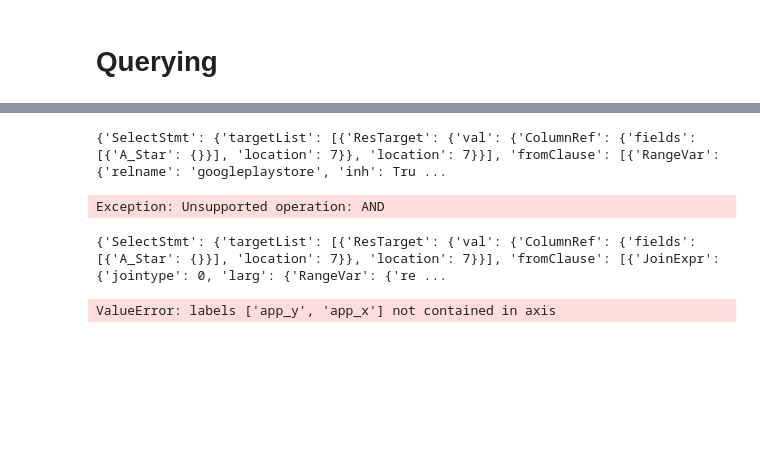
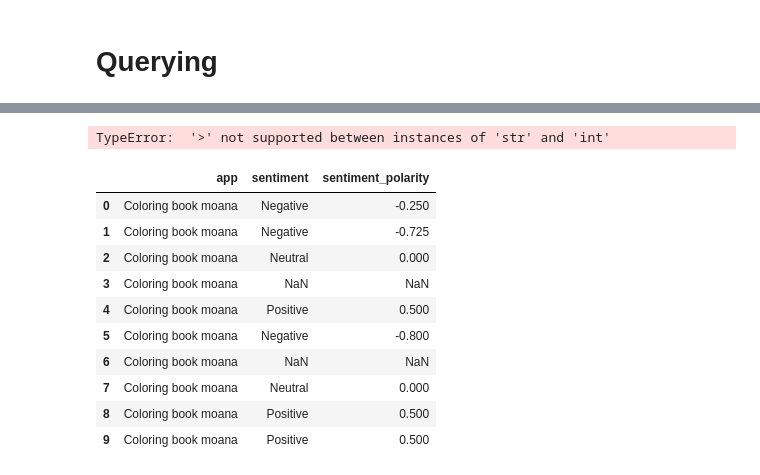
Before and after one commit to mindsdb/dfsql, a Jupyter notebook: testdrive.ipynb, the cells around one changed output, grey strips where cells are left out. Saved outputs shown, nothing was run; the diff lists cells and outputs as text; code cells hidden in the pictures; blank space fills up the shorter version.

```diff
--- a/testdrive.ipynb
+++ b/testdrive.ipynb
@@ -122,10 +124,18 @@ AttributeError: type object 'DataFrame' has no attribute '__constructor__'
 # %%
-ds.query("SELECT * FROM googleplaystore WHERE category = 'FAMILY' AND price = 0")
+ds.query("SELECT * FROM googleplaystore WHERE category = 'FAMILY' AND price = '0' AND reviews > 5")
 # %% [output]
-{'SelectStmt': {'targetList': [{'ResTarget': {'val': {'ColumnRef': {'fields': [{'A_Star': {}}], 'location': 7}}, 'location': 7}}], 'fromClause': [{'RangeVar': {'relname': 'googleplaystore', 'inh': Tru ...
+TypeError:  '>' not supported between instances of 'str' and 'int'
-Exception: Unsupported operation: AND
 # %%
-ds.query("SELECT * FROM googleplaystore INNER JOIN googleplaystore_user_reviews ON googleplaystore.app = googleplaystore_user_reviews.app LIMIT 10")
+ds.query("SELECT app, sentiment, sentiment_polarity FROM googleplaystore INNER JOIN googleplaystore_user_reviews ON googleplaystore.app = googleplaystore_user_reviews.app LIMIT 10")
 # %% [output]
-{'SelectStmt': {'targetList': [{'ResTarget': {'val': {'ColumnRef': {'fields': [{'A_Star': {}}], 'location': 7}}, 'location': 7}}], 'fromClause': [{'JoinExpr': {'jointype': 0, 'larg': {'RangeVar': {'re ...
-ValueError: labels ['app_y', 'app_x'] not contained in axis
+|  | app | sentiment | sentiment_polarity |
+| 0 | Coloring book moana | Negative | -0.250 |
+| 1 | Coloring book moana | Negative | -0.725 |
+| 2 | Coloring book moana | Neutral | 0.000 |
+| 3 | Coloring book moana | NaN | NaN |
+| 4 | Coloring book moana | Positive | 0.500 |
+| 5 | Coloring book moana | Negative | -0.800 |
+| 6 | Coloring book moana | NaN | NaN |
+| 7 | Coloring book moana | Neutral | 0.000 |
+| 8 | Coloring book moana | Positive | 0.500 |
+| 9 | Coloring book moana | Positive | 0.500 |
```
Also changed, not shown: parts of 11 cells of this notebook, 2 other files.
